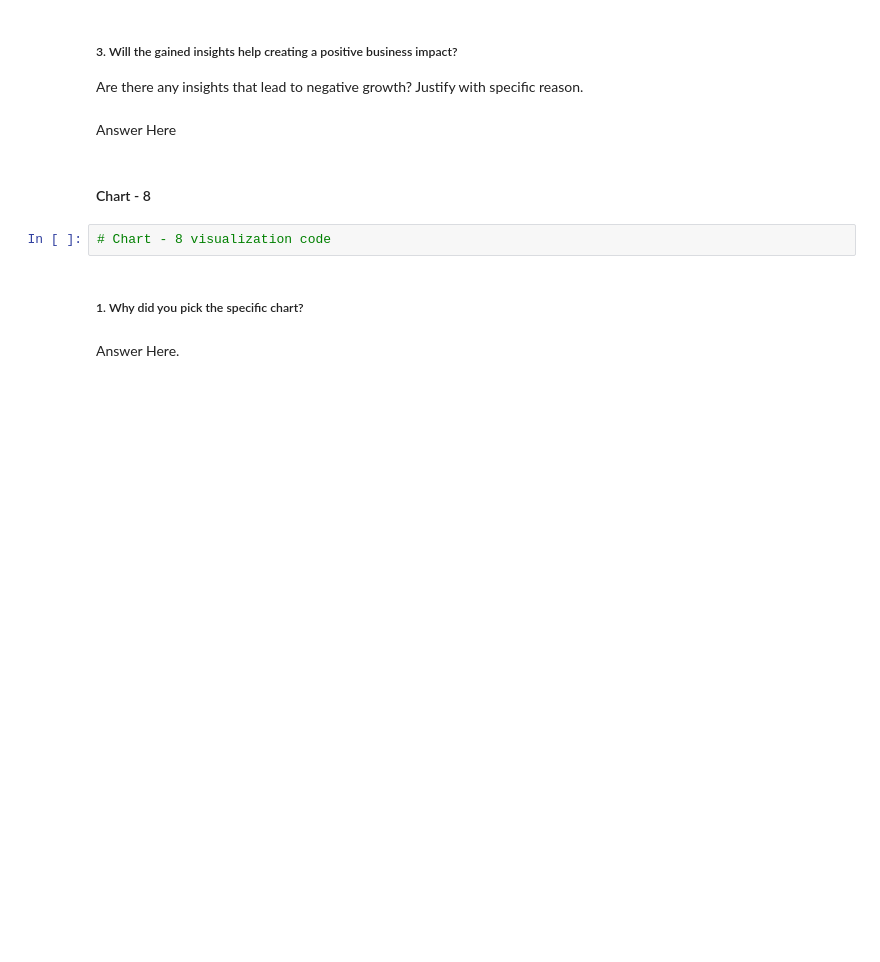
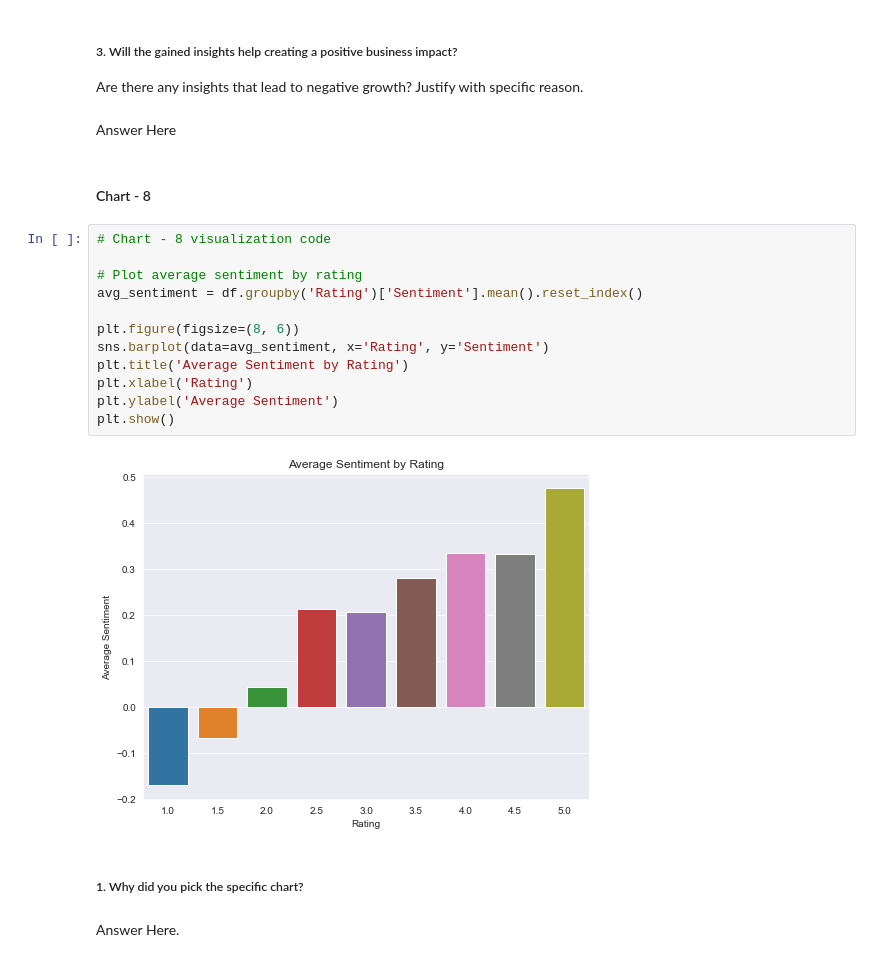
Before and after one commit to Saurabhshrma/Zomato-Restaurant-Clustering-and-Sentiment-Analysis, a Jupyter notebook: Zomato Restaurant Clustering and Sentiment Analysis.ipynb, the cells around one changed output. Saved outputs shown, nothing was run; the diff lists cells and outputs as text; blank space fills up the shorter version.

```diff
--- a/Zomato Restaurant Clustering and Sentiment Analysis.ipynb
+++ b/Zomato Restaurant Clustering and Sentiment Analysis.ipynb
@@ -628,8 +770,20 @@ Are there any insights that lead to negative growth? Justify with specific reaso
 Answer Here
 # %% [markdown]
 #### Chart - 8
-# %%
-# Chart - 8 visualization code
+# %%
+# Chart - 8 visualization code
+
+# Plot average sentiment by rating
+avg_sentiment = df.groupby('Rating')['Sentiment'].mean().reset_index()
+
+plt.figure(figsize=(8, 6))
+sns.barplot(data=avg_sentiment, x='Rating', y='Sentiment')
+plt.title('Average Sentiment by Rating')
+plt.xlabel('Rating')
+plt.ylabel('Average Sentiment')
+plt.show()
+# %% [output]
+[figure, added]
 # %% [markdown]
 ##### 1. Why did you pick the specific chart?
 # %% [markdown]
```
Also changed, not shown: parts of 91 cells of this notebook.
